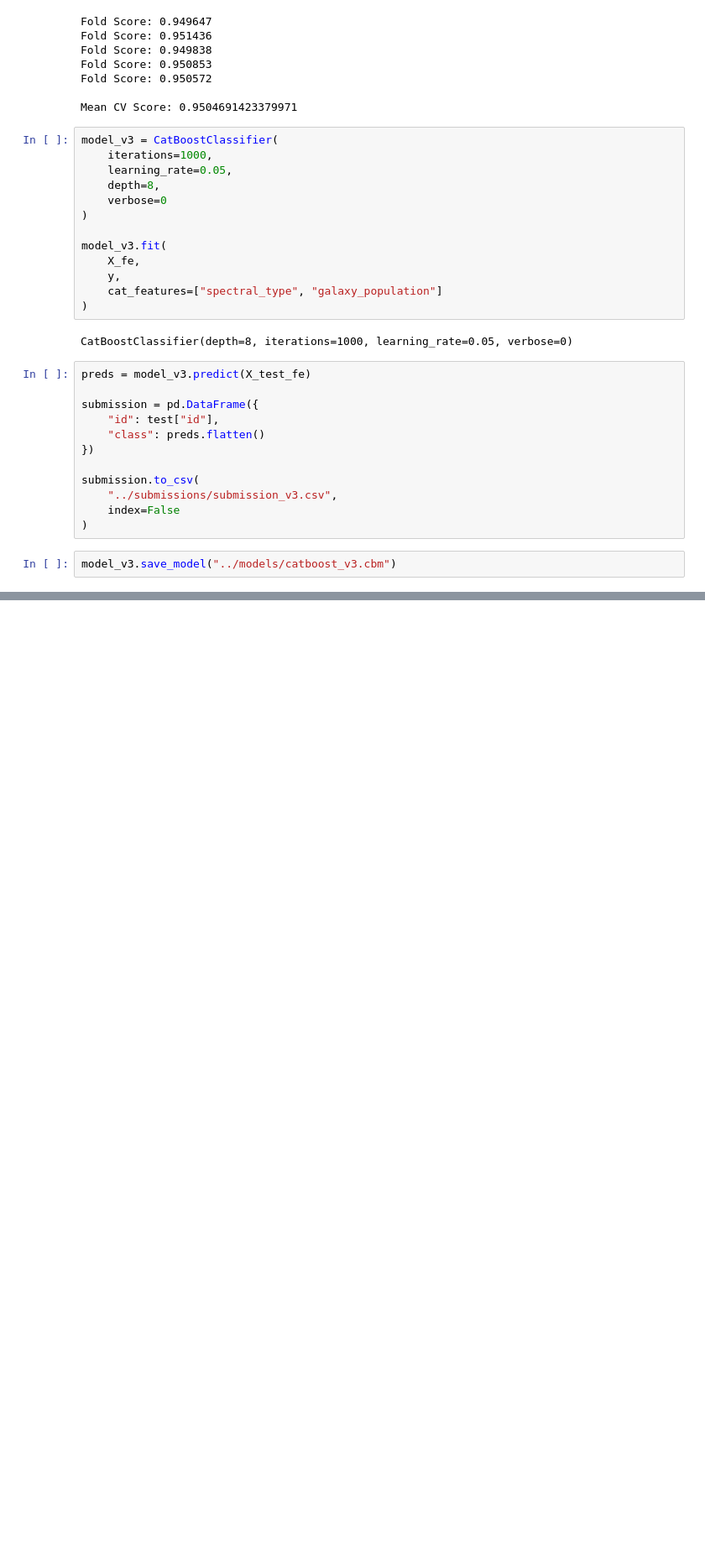
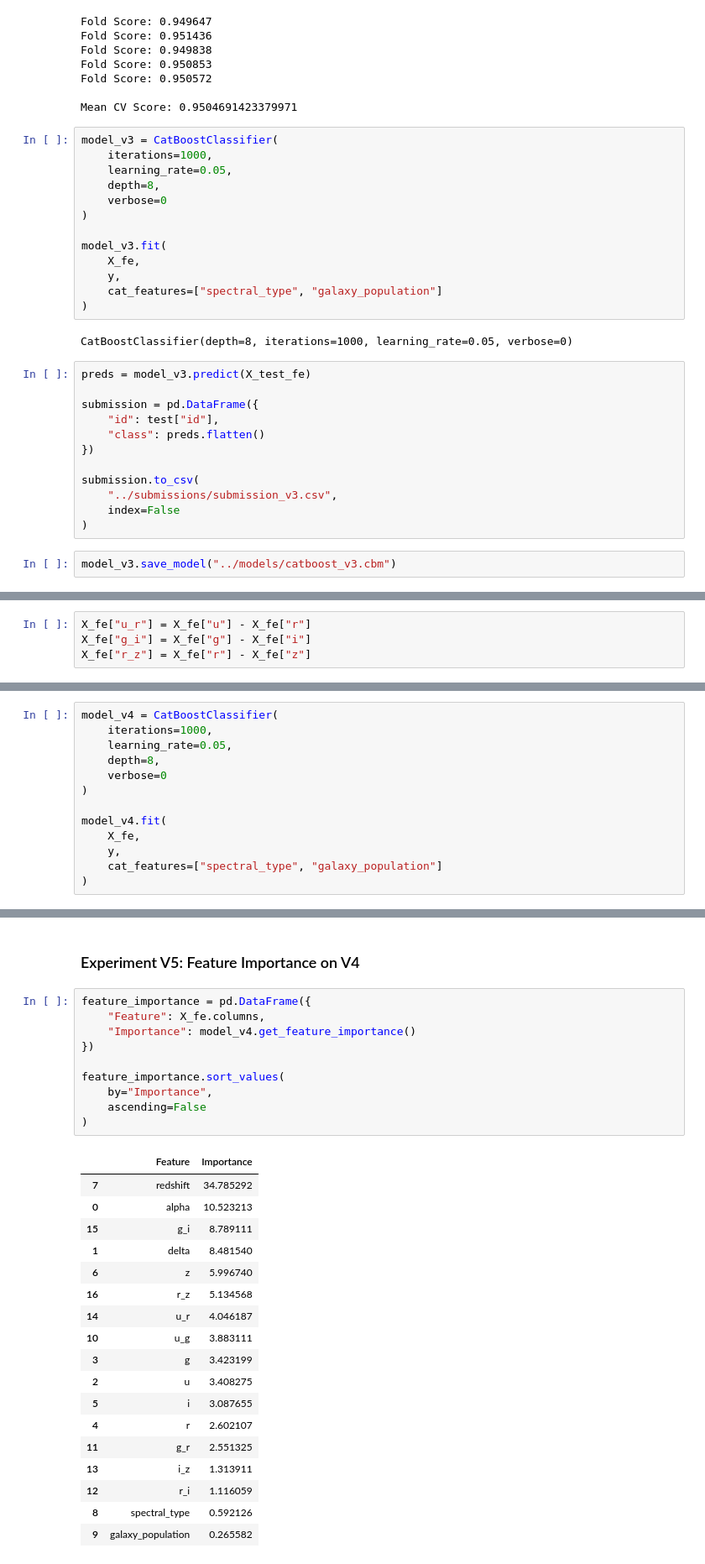
Before and after one commit to Durgesh83kumar/predicting_stellar_class, a Jupyter notebook: notebooks/baseline.ipynb, the cells around one changed output, grey strips where cells are left out. Shown at 84% size. Drawn from its saved outputs; the diff is of its cells as text; blank space fills up the shorter version.

```diff
--- a/notebooks/baseline.ipynb
+++ b/notebooks/baseline.ipynb
@@ -439,0 +444,4 @@ model_v3.save_model("../models/catboost_v3.cbm")
+# %%
+X_fe["u_r"] = X_fe["u"] - X_fe["r"]
+X_fe["g_i"] = X_fe["g"] - X_fe["i"]
+X_fe["r_z"] = X_fe["r"] - X_fe["z"]
@@ -439,0 +505,13 @@ model_v3.save_model("../models/catboost_v3.cbm")
+# %%
+model_v4 = CatBoostClassifier(
+    iterations=1000,
+    learning_rate=0.05,
+    depth=8,
+    verbose=0
+)
+
+model_v4.fit(
+    X_fe,
+    y,
+    cat_features=["spectral_type", "galaxy_population"]
+)
@@ -439,0 +534,31 @@ model_v3.save_model("../models/catboost_v3.cbm")
+# %% [markdown]
+### Experiment V5: Feature Importance on V4
+# %%
+feature_importance = pd.DataFrame({
+    "Feature": X_fe.columns,
+    "Importance": model_v4.get_feature_importance()
+})
+
+feature_importance.sort_values(
+    by="Importance",
+    ascending=False
+)
+# %% [output]
+|  | Feature | Importance |
+| 7 | redshift | 34.785292 |
+| 0 | alpha | 10.523213 |
+| 15 | g_i | 8.789111 |
+| 1 | delta | 8.481540 |
+| 6 | z | 5.996740 |
+| 16 | r_z | 5.134568 |
+| 14 | u_r | 4.046187 |
+| 10 | u_g | 3.883111 |
+| 3 | g | 3.423199 |
+| 2 | u | 3.408275 |
+| 5 | i | 3.087655 |
+| 4 | r | 2.602107 |
+| 11 | g_r | 2.551325 |
+| 13 | i_z | 1.313911 |
+| 12 | r_i | 1.116059 |
+| 8 | spectral_type | 0.592126 |
+| 9 | galaxy_population | 0.265582 |
```
Also changed, not shown: parts of 7 cells of this notebook, 1 other file.
